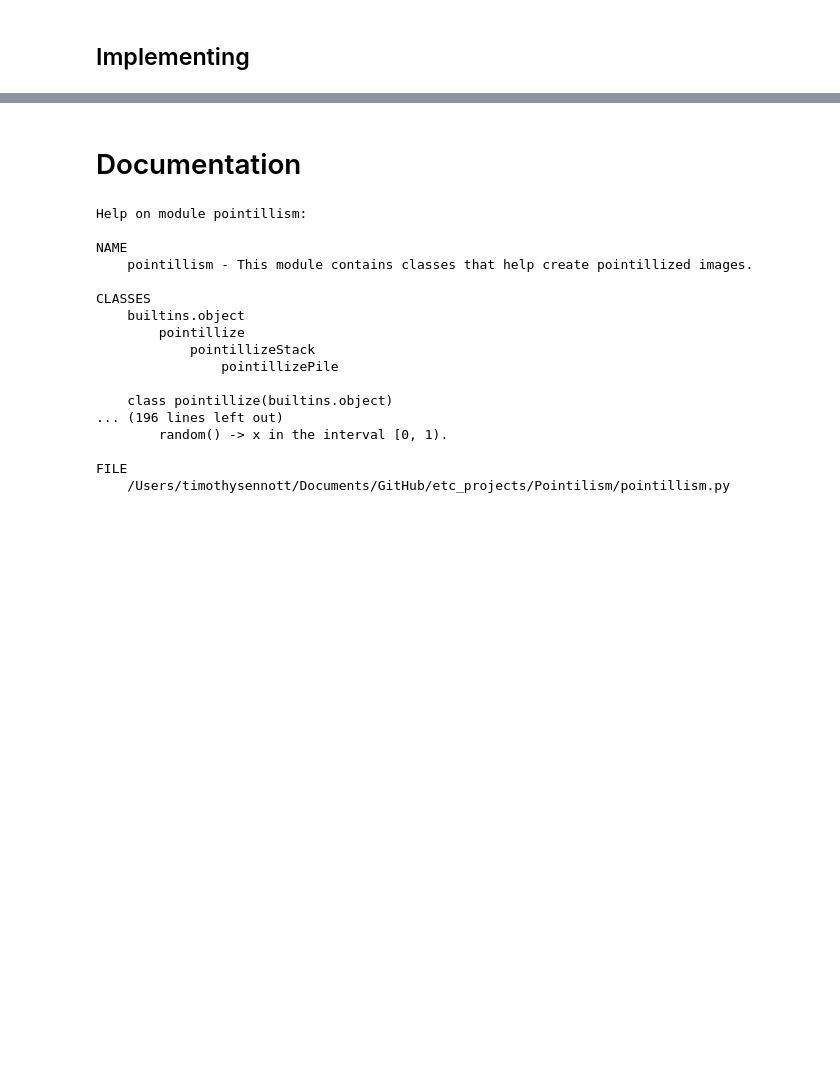
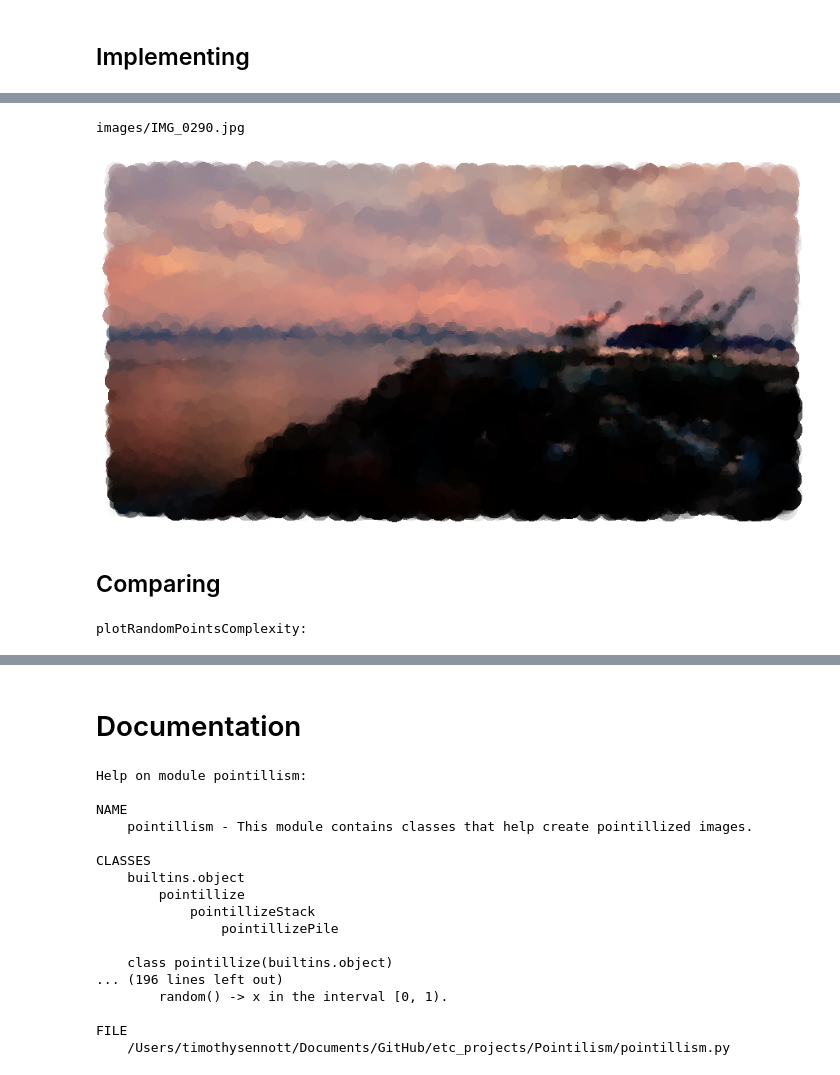
Before and after one commit to tsennott/pointillism, a Jupyter notebook: Pointillism Example Usage.ipynb, the cells around one changed output, grey strips where cells are left out. Saved outputs shown, nothing was run; the diff lists cells and outputs as text; code cells hidden in the pictures; blank space fills up the shorter version.

Commit message:
minor fixes, comparisons
it's about 4-5x faster for full coverage with a test image, maybe better with more complexity

```diff
--- a/Pointillism Example Usage.ipynb
+++ b/Pointillism Example Usage.ipynb
@@ -234,0 +235,9 @@ plotRandomPointsComplexity: done...took 59.13 sec
+# %%
+# Display and save
+point.display()
+point.save_out(location = 'images_out', suffix = 'basic test')
+# %% [output]
+images/IMG_0290.jpg
+[figure, added]
+# %% [markdown]
+## Comparing
@@ -235,3 +255,11 @@ plotRandomPointsComplexity: done...took 59.13 sec
+# %%
+# Plot rectangular grid of overlapping circles to fill canvas
+#point.plotRecPoints(n=40, multiplier=1, fill=False)
+
+# Plot many random points with size proportional to area complexity
+point.plotRandomPointsComplexity(n=8e4, constant=0.015, power=1.3, alpha='currently_hardcoded')
+# %% [output]
+plotRandomPointsComplexity:
 # %%
 # Display and save
 point.display()
```
Also changed, not shown: parts of 5 cells of this notebook, 1 other file.
